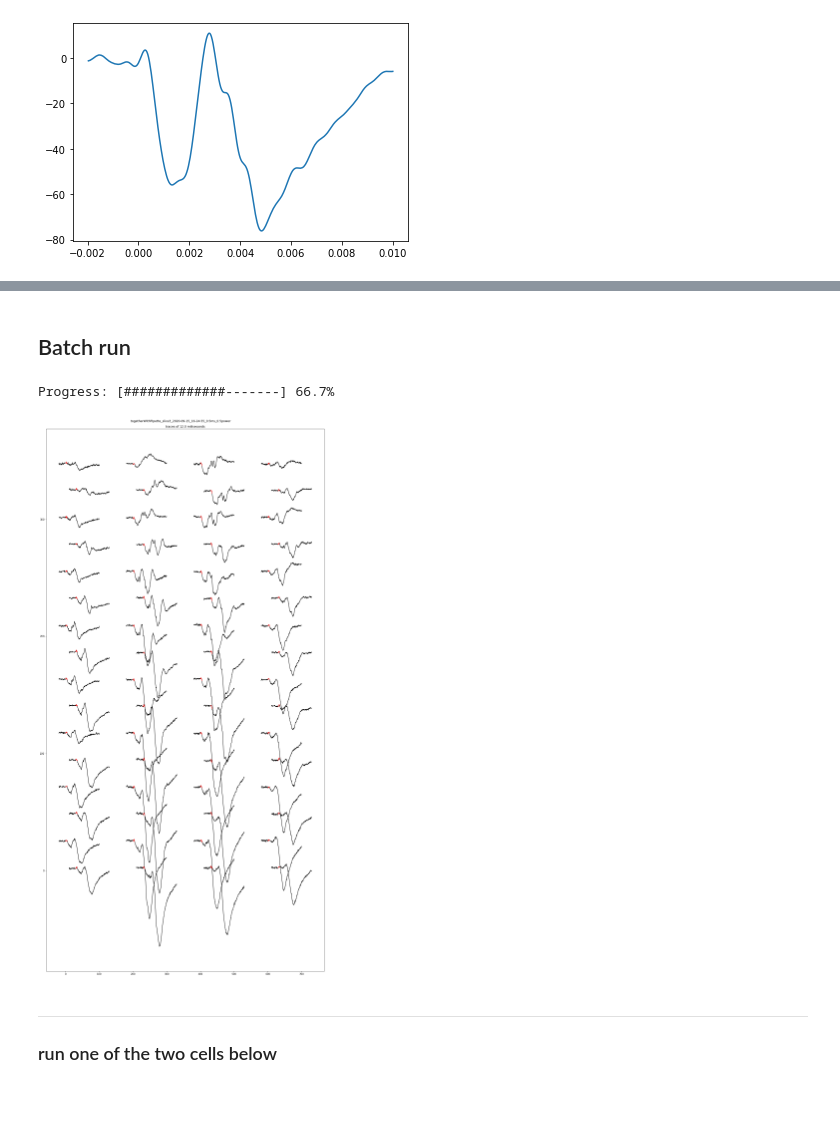
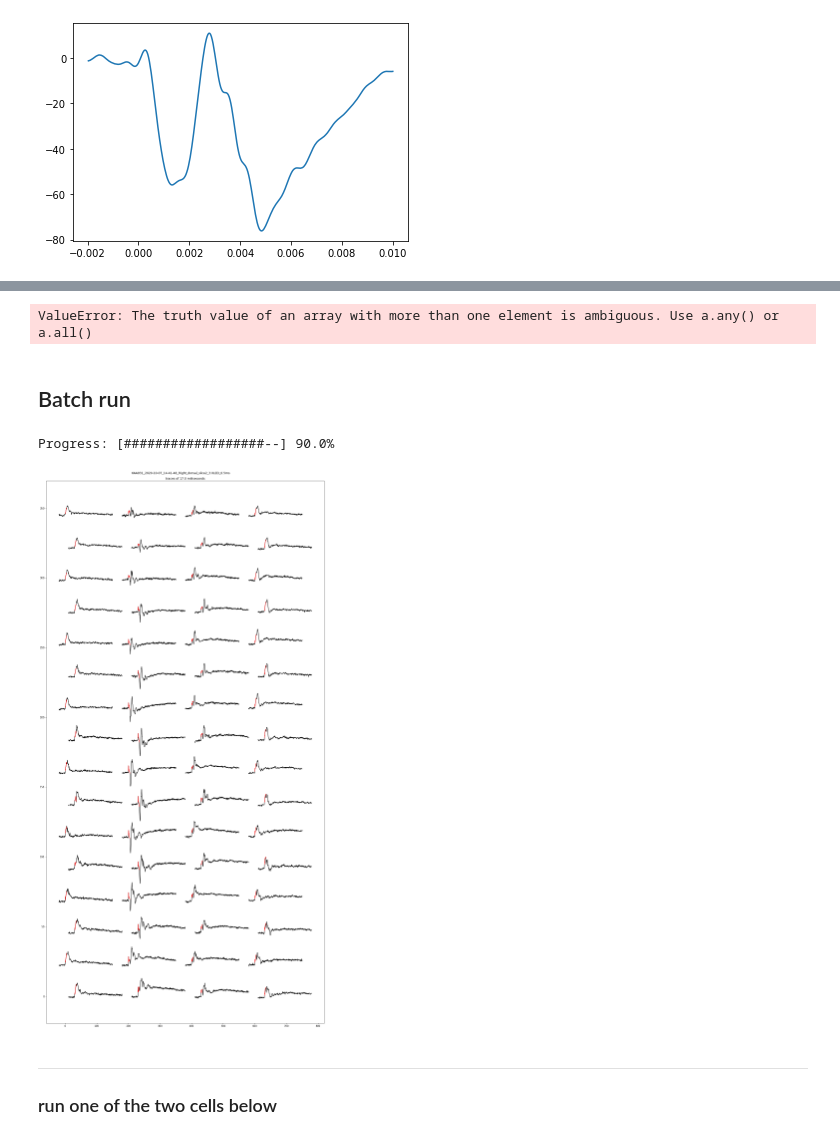
Before and after one commit to HernandoMV/OpenEphys_Analysis, a Jupyter notebook: Invitro_OE.ipynb, the cells around one changed output, grey strips where cells are left out. Drawn from its saved outputs; the diff is of its cells as text; code cells hidden in the pictures; blank space fills up the shorter version.

```diff
--- a/Invitro_OE.ipynb
+++ b/Invitro_OE.ipynb
@@ -22,7 +25,7 @@ import pickle
 GeneralDataDir = get_data_folder()
 experiments_folder = '20200915'
 # Create out directory if it does not exist
-outputDir = GeneralDataDir + experiments_folder + 'Analyzed_data/'
+outputDir = GeneralDataDir + "/" + experiments_folder + '/Analyzed_data/'
 if not os.path.isdir(outputDir):
     os.mkdir(outputDir)
 
@@ -238,7 +241,7 @@ kcoords   = np.array([1, 1, 1, 1, 1, 1, 1, 1,
 
 # select times to plot
 from_seconds = -0.002
-to_seconds = 0.01
+to_seconds = 0.015
 iTvals = (intervalTimes > from_seconds) * (intervalTimes < to_seconds)
 idx = np.where(iTvals)
 light_idx = np.where((intervalTimes > 0) * (intervalTimes < offset_delay))
@@ -276,3 +279,6 @@ plt.plot(intervalTimes[idx],np.mean(np.array(Average_traces)[xcoords<100], axis=
 [figure]
 # %%
 np.array(Average_traces)[ycoords<30].shape
+# %%
+j=35
+plt.plot(intervalTimes[idx], Average_traces[j][idx])
@@ -279,10 +315,60 @@ np.array(Average_traces)[ycoords<30].shape
+# %%
+# Get the data for the electrode for the LFP frames
+ElectrodeLFPData = [Average_traces[j][idx] for j in range(len(Average_traces))]
+ElectrodeLFPTimes = intervalTimes[idx]
+
+Derivatives = np.diff(ElectrodeLFPData, axis = 1)
+DerivativeTimes = ElectrodeLFPTimes[:-1]
+
+# for the minima of the ChR2 bump, find the first ascending 0 cross of the derivative after a specified time
+MinChR2LowThr = 0.0015
+MinChR2List = []
+MinChR2ListIdx = []
+MinChR2ListTime = []
+for j in range(len(Derivatives)):
+    if np.logical_and(np.logical_and(Derivatives[j]>=0, Derivatives[j] < 0), ElectrodeLFPTimes[j] > MinChR2LowThr):
+        MinChR2ListTime.append(ElectrodeLFPTimes[j])
+        MinChR2List.append(ElectrodeLFPData[j])
+        MinChR2ListIdx.append(j)
+        break
+
+
+# for the maximum slope of the LFP, find the biggest minima after that
+DerMin = []
+DerMinIdx = []
+DerMinTime = []
+for j in range(len(Derivatives)):
+    peaks, _ = find_peaks(-1 * Derivatives[j])
+    peaks = peaks[peaks>MinChR2ListIdx[j]]
+    DerMin.append(np.min(Derivatives[j][peaks]))
+    DerMinIdx.append(peaks[np.argmin(Derivatives[j][peaks])])
+    DerMinTime.append(ElectrodeLFPTimes[j][DerMinIdx[j]])
+
+
+fig, axs = plt.subplots(math.ceil(len(Derivatives)/3), 3, figsize=(18,15), facecolor='w', edgecolor='k', sharex=True, sharey='row')
+fig.subplots_adjust(hspace = .001, wspace=.001)
+axs = axs.ravel()
+plt.suptitle('Electrode ID ' + str(ElectrodeID), y=0.9, x=0.5)
+for j in range(len(Derivatives)):
+    axs[j].plot(ElectrodeLFPTimes[j][:-1], Derivatives[j])
+    axs[j].plot(DerMinTime[j], DerMin[j], "x", color = 'purple')
+    #axs[j].plot(MinChR2ListTime[j], MinChR2List[j], "x", color = 'purple')
+    axvlines(MinChR2ListTime[j], ax = axs[j])
+    axs[j].axhline(0, color="gray", linestyle = '--')
+    #axs[j].set_xlim(0.001, 0.002)
+    axs[j].text(.5,.9,ShortFileNames[j], horizontalalignment='center', transform=axs[j].transAxes)
+
+#fig.savefig(OutPutDir + 'ChannelID-' + str(ElectrodeID) + '_derivatives.pdf', transparent=True)
+plt.show()
+# %% [output]
+ValueError: The truth value of an array with more than one element is ambiguous. Use a.any() or a.all()
 # %% [markdown]
 ## Batch run
 # %%
 for i,e in enumerate(experiments_list):
     Experiment = e
     print(Experiment)
-
+    number_of_channels = 64
     file = pyopenephys.File(GeneralDataDir + experiments_folder + '/' + Experiment)
     experiments = file.experiments
     experiment1 = experiments[0]
@@ -338,36 +424,36 @@ for i,e in enumerate(experiments_list):
         avg = np.mean(traces_translated[j], axis = 0)
         Average_traces[j] = avg
 
     # select times to plot
     from_seconds = -0.002
-    to_seconds = 0.01
+    to_seconds = 0.015
     iTvals = (intervalTimes > from_seconds) * (intervalTimes < to_seconds)
     idx = np.where(iTvals)
     light_idx = np.where((intervalTimes > 0) * (intervalTimes < offset_delay))
 
 
     fig, axs = plt.subplots(1,1, figsize=(20, 40), facecolor='w', edgecolor='k', sharex=True, sharey='row')
     fig.subplots_adjust(hspace = .001, wspace=.001)
     #axs = axs.ravel()
     x_scaler = 10000
     y_scaler = 0.055
     plt.title('traces of {} miliseconds'.format(1000 * (to_seconds - from_seconds)))
     plt.suptitle(Experiment, y=0.893)
     for j in range(len(xcoords)):
         axs.plot(xcoords[j] + intervalTimes[idx] * x_scaler,
                  ycoords[j] + Average_traces[j][idx] * y_scaler,
                  color = 'k')
         # plot when the light is on
         axs.plot(xcoords[j] + intervalTimes[light_idx] * x_scaler,
                  ycoords[j] + Average_traces[j][light_idx] * y_scaler,
                  color = 'r')
 
     plt.savefig(outputDir + Experiment + '_AlignedSignal.pdf', transparent=True, bbox_inches='tight')
     update_progress(i/len(experiments_list))
     plt.show()
 # %% [output]
-Progress: [#############-------] 66.7%
+Progress: [##################--] 90.0%
-[figure, old version]
+[figure, new version]
 # %%
 '''
 # fix the timestamp.npy file. ONLY IF READING THE FILE FAILS
```
Also changed, not shown: parts of 6 cells of this notebook, 6 other files.
